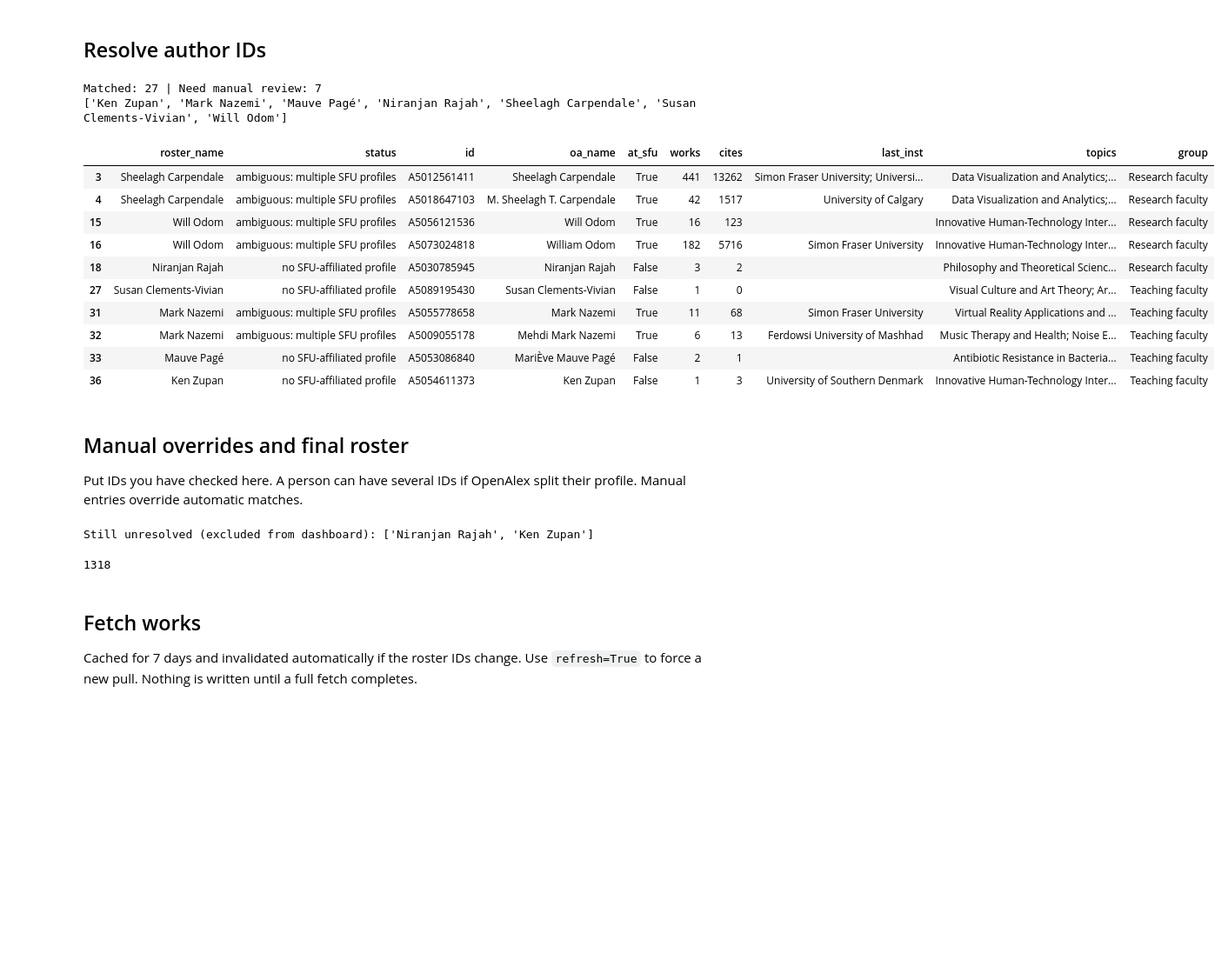
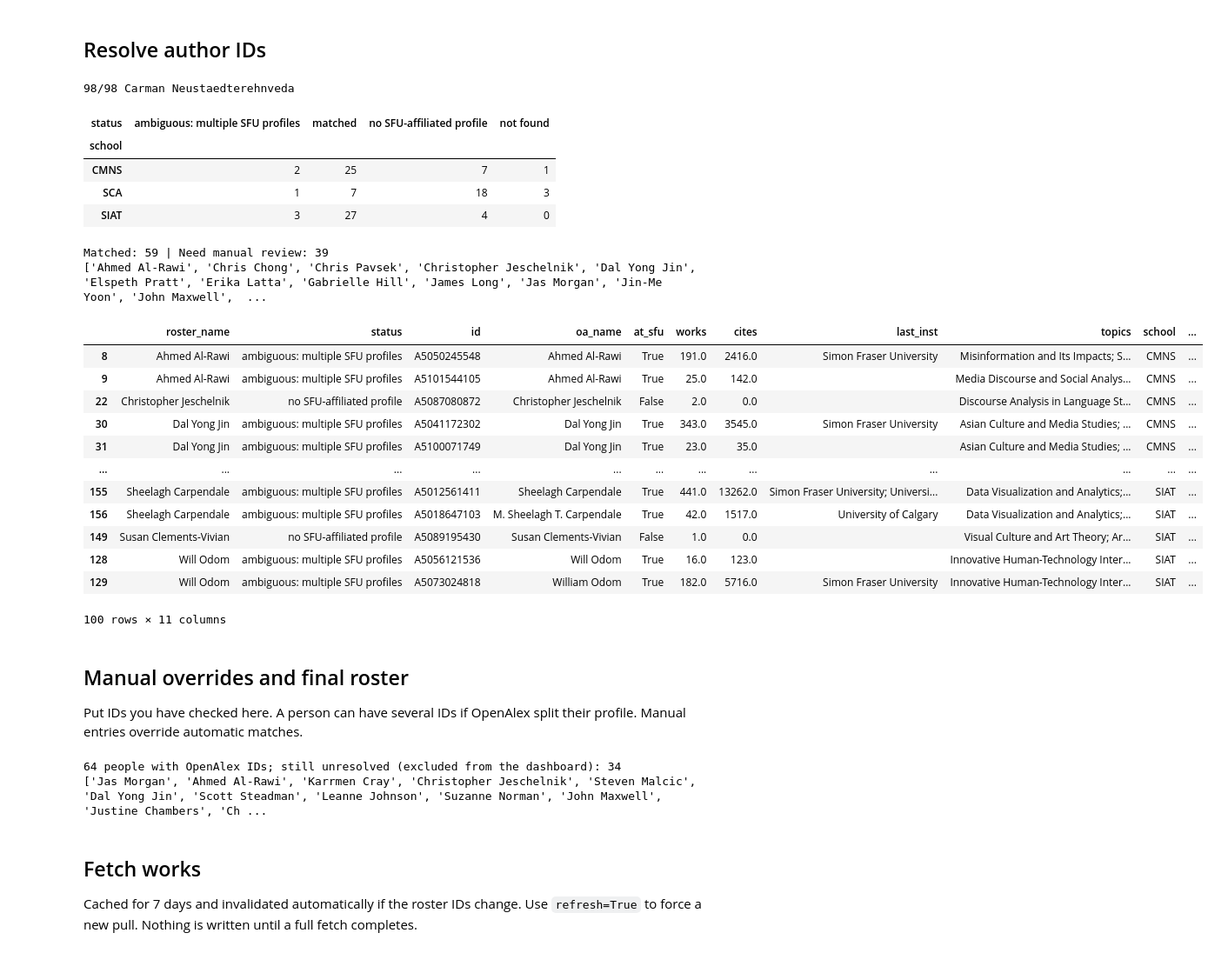
Before and after one commit to ScholCommLab/sfucollab, a Jupyter notebook: siat_collect.ipynb, the cells around one changed output. Shown at 87% size. Saved outputs shown, nothing was run; the diff lists cells and outputs as text; code cells hidden in the pictures; blank space fills up the shorter version.

```diff
--- a/siat_collect.ipynb
+++ b/siat_collect.ipynb
@@ -19,7 +21,7 @@ from collections import defaultdict
 import requests, pandas as pd
 from IPython.display import display
 
-MAILTO = "juan@alperin.ca"
+MAILTO = "jalperin@sfu.ca"
 API_KEY = os.environ.get("OPENALEX_API_KEY")     # or: API_KEY = "your-key-here"
 DATA = Path("siat_data"); DATA.mkdir(exist_ok=True)
 BASE = "https://api.openalex.org"
@@ -147,71 +170,90 @@ def cand_row(name, status, a):
     )
 
 def resolve_roster():
     resolved, rows = {}, []
-    for name, extra in ALL_PEOPLE.items():
+    for k, (name, extra) in enumerate(ALL_PEOPLE.items(), 1):
+        print(f"{k}/{len(ALL_PEOPLE)} {name}", end="\r")
         variants = [name] + extra
         seen = {}
         for q in variants:
             for a in oa_get("authors", search=q, **{"per-page": 15})["results"]:
                 seen[a["id"]] = a
         cands = [a for a in seen.values() if name_ok(a, variants)]
         sfu = [a for a in cands if at_sfu(a)]
         if len(sfu) == 1:
             status = "matched"; resolved[name] = [short(sfu[0]["id"])]
         elif len(sfu) > 1:
             status = "ambiguous: multiple SFU profiles"
         elif cands:
             status = "no SFU-affiliated profile"
         else:
             status = "not found"
         shown = sfu if sfu else sorted(cands, key=lambda a: -a["works_count"])[:6]
         rows += [cand_row(name, status, a) for a in shown] or [dict(roster_name=name, status=status)]
     return resolved, pd.DataFrame(rows)
 
 resolved, cand_df = resolve_roster()
+cand_df["school"] = cand_df.roster_name.map(lambda n: PEOPLE_INFO[n]["school"])
 cand_df["group"] = cand_df.roster_name.map(GROUPS)
-review = cand_df[cand_df.status != "matched"]
+review = cand_df[cand_df.status != "matched"].sort_values(["school", "roster_name"], kind="stable")
+display(cand_df.drop_duplicates("roster_name").groupby("school").status.value_counts().unstack(fill_value=0))
 print("Matched:", len(resolved), "| Need manual review:", review.roster_name.nunique())
 print(sorted(review.roster_name.unique()))
 pd.set_option("display.max_colwidth", 60)
 display(review)
 # %% [output]
-Matched: 27 | Need manual review: 7
-['Ken Zupan', 'Mark Nazemi', 'Mauve Pagé', 'Niranjan Rajah', 'Sheelagh Carpendale', 'Susan Clements-Vivian', 'Will Odom']
+98/98 Carman Neustaedterehnveda
-|  | roster_name | status | id | oa_name | at_sfu | works | cites | last_inst | topics | group |
-| 3 | Sheelagh Carpendale | ambiguous: multiple SFU profiles | A5012561411 | Sheelagh Carpendale | True | 441 | 13262 | Simon Fraser University; Universi... | Data Visualization and Analytics;... | Research faculty |
-| 4 | Sheelagh Carpendale | ambiguous: multiple SFU profiles | A5018647103 | M. Sheelagh T. Carpendale | True | 42 | 1517 | University of Calgary | Data Visualization and Analytics;... | Research faculty |
-| 15 | Will Odom | ambiguous: multiple SFU profiles | A5056121536 | Will Odom | True | 16 | 123 |  | Innovative Human-Technology Inter... | Research faculty |
-| 16 | Will Odom | ambiguous: multiple SFU profiles | A5073024818 | William Odom | True | 182 | 5716 | Simon Fraser University | Innovative Human-Technology Inter... | Research faculty |
-| 18 | Niranjan Rajah | no SFU-affiliated profile | A5030785945 | Niranjan Rajah | False | 3 | 2 |  | Philosophy and Theoretical Scienc... | Research faculty |
-| 27 | Susan Clements-Vivian | no SFU-affiliated profile | A5089195430 | Susan Clements-Vivian | False | 1 | 0 |  | Visual Culture and Art Theory; Ar... | Teaching faculty |
-| 31 | Mark Nazemi | ambiguous: multiple SFU profiles | A5055778658 | Mark Nazemi | True | 11 | 68 | Simon Fraser University | Virtual Reality Applications and ... | Teaching faculty |
-| 32 | Mark Nazemi | ambiguous: multiple SFU profiles | A5009055178 | Mehdi Mark Nazemi | True | 6 | 13 | Ferdowsi University of Mashhad | Music Therapy and Health; Noise E... | Teaching faculty |
-| 33 | Mauve Pagé | no SFU-affiliated profile | A5053086840 | MariÈve Mauve Pagé | False | 2 | 1 |  | Antibiotic Resistance in Bacteria... | Teaching faculty |
-| 36 | Ken Zupan | no SFU-affiliated profile | A5054611373 | Ken Zupan | False | 1 | 3 | University of Southern Denmark | Innovative Human-Technology Inter... | Teaching faculty |
+| status | ambiguous: multiple SFU profiles | matched | no SFU-affiliated profile | not found |
+| school |  |  |  |  |
+| CMNS | 2 | 25 | 7 | 1 |
+| SCA | 1 | 7 | 18 | 3 |
+| SIAT | 3 | 27 | 4 | 0 |
+Matched: 59 | Need manual review: 39
+['Ahmed Al-Rawi', 'Chris Chong', 'Chris Pavsek', 'Christopher Jeschelnik', 'Dal Yong Jin', 'Elspeth Pratt', 'Erika Latta', 'Gabrielle Hill', 'James Long', 'Jas Morgan', 'Jin-Me Yoon', 'John Maxwell',  ...
+|  | roster_name | status | id | oa_name | at_sfu | works | cites | last_inst | topics | school | ... |
+| 8 | Ahmed Al-Rawi | ambiguous: multiple SFU profiles | A5050245548 | Ahmed Al‐Rawi | True | 191.0 | 2416.0 | Simon Fraser University | Misinformation and Its Impacts; S... | CMNS | ... |
+| 9 | Ahmed Al-Rawi | ambiguous: multiple SFU profiles | A5101544105 | Ahmed Al-Rawi | True | 25.0 | 142.0 |  | Media Discourse and Social Analys... | CMNS | ... |
+| 22 | Christopher Jeschelnik | no SFU-affiliated profile | A5087080872 | Christopher Jeschelnik | False | 2.0 | 0.0 |  | Discourse Analysis in Language St... | CMNS | ... |
+| 30 | Dal Yong Jin | ambiguous: multiple SFU profiles | A5041172302 | Dal Yong Jin | True | 343.0 | 3545.0 | Simon Fraser University | Asian Culture and Media Studies; ... | CMNS | ... |
+| 31 | Dal Yong Jin | ambiguous: multiple SFU profiles | A5100071749 | Dal Yong Jin | True | 23.0 | 35.0 |  | Asian Culture and Media Studies; ... | CMNS | ... |
+| ... | ... | ... | ... | ... | ... | ... | ... | ... | ... | ... | ... |
+| 155 | Sheelagh Carpendale | ambiguous: multiple SFU profiles | A5012561411 | Sheelagh Carpendale | True | 441.0 | 13262.0 | Simon Fraser University; Universi... | Data Visualization and Analytics;... | SIAT | ... |
+| 156 | Sheelagh Carpendale | ambiguous: multiple SFU profiles | A5018647103 | M. Sheelagh T. Carpendale | True | 42.0 | 1517.0 | University of Calgary | Data Visualization and Analytics;... | SIAT | ... |
+| 149 | Susan Clements-Vivian | no SFU-affiliated profile | A5089195430 | Susan Clements-Vivian | False | 1.0 | 0.0 |  | Visual Culture and Art Theory; Ar... | SIAT | ... |
+| 128 | Will Odom | ambiguous: multiple SFU profiles | A5056121536 | Will Odom | True | 16.0 | 123.0 |  | Innovative Human-Technology Inter... | SIAT | ... |
+| 129 | Will Odom | ambiguous: multiple SFU profiles | A5073024818 | William Odom | True | 182.0 | 5716.0 | Simon Fraser University | Innovative Human-Technology Inter... | SIAT | ... |
+100 rows × 11 columns
 # %% [markdown]
 ## Manual overrides and final roster
 
 Put IDs you have checked here. A person can have several IDs if OpenAlex split their profile. Manual entries override automatic matches.
 # %%
 MANUAL = {
+    # Keys must match the names in the CSV (or EXTRA_PEOPLE) exactly.
     # "Sheelagh Carpendale" was listed twice (a two-ID entry, then a one-ID entry). Python keeps the last one,
     # so only A5012561411 is used. To merge her split profiles instead, use: ["A5012561411", "A5018647103"]
     "Sheelagh Carpendale": ["A5012561411", "A5018647103"],
     "Will Odom": ["A5056121536"],
     "Mark Nazemi": ["A5055778658"],
-    "Mauve Pagé": ["A5053086840"],
+    "Mauve Page": ["A5053086840"],
     "Susan Clements-Vivian": ["A5089195430"],
+    "Eric Yang": []
 }
+
+bad = [k for k in MANUAL if k not in ALL_PEOPLE]
+if bad:
+    raise KeyError(f"MANUAL names not in the faculty list (check spelling against the CSV): {bad}")
 
 roster = {**resolved, **{k: [short(i) for i in (v if isinstance(v, list) else [v])] for k, v in MANUAL.items()}}
 missing = [n for n in ALL_PEOPLE if n not in roster]
-print("Still unresolved (excluded from dashboard):", missing)
+print(f"{len(roster)} people with OpenAlex IDs; still unresolved (excluded from the dashboard): {len(missing)}")
+print(missing)
 (DATA / "roster.json").write_text(json.dumps(roster, indent=2))
-(DATA / "groups.json").write_text(json.dumps({n: GROUPS[n] for n in roster}, indent=2))
+(DATA / "people.json").write_text(json.dumps({n: PEOPLE_INFO[n] for n in roster}, indent=2))
+(DATA / "groups.json").unlink(missing_ok=True)    # old format, replaced by people.json
 # %% [output]
-Still unresolved (excluded from dashboard): ['Niranjan Rajah', 'Ken Zupan']
+64 people with OpenAlex IDs; still unresolved (excluded from the dashboard): 34
+['Jas Morgan', 'Ahmed Al-Rawi', 'Karrmen Cray', 'Christopher Jeschelnik', 'Steven Malcic', 'Dal Yong Jin', 'Scott Steadman', 'Leanne Johnson', 'Suzanne Norman', 'John Maxwell', 'Justine Chambers', 'Ch ...
-1318
 # %% [markdown]
 ## Fetch works
 
```
Also changed, not shown: parts of 7 cells of this notebook, 6 other files.
